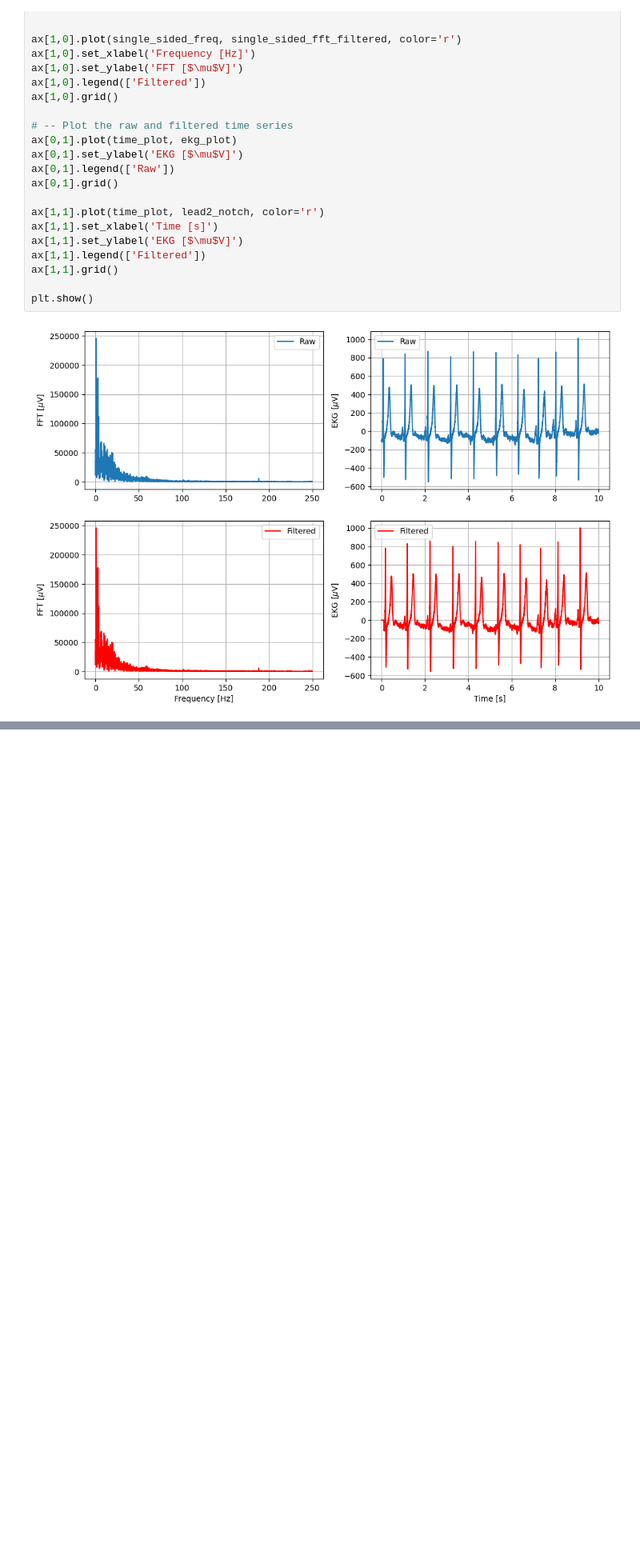
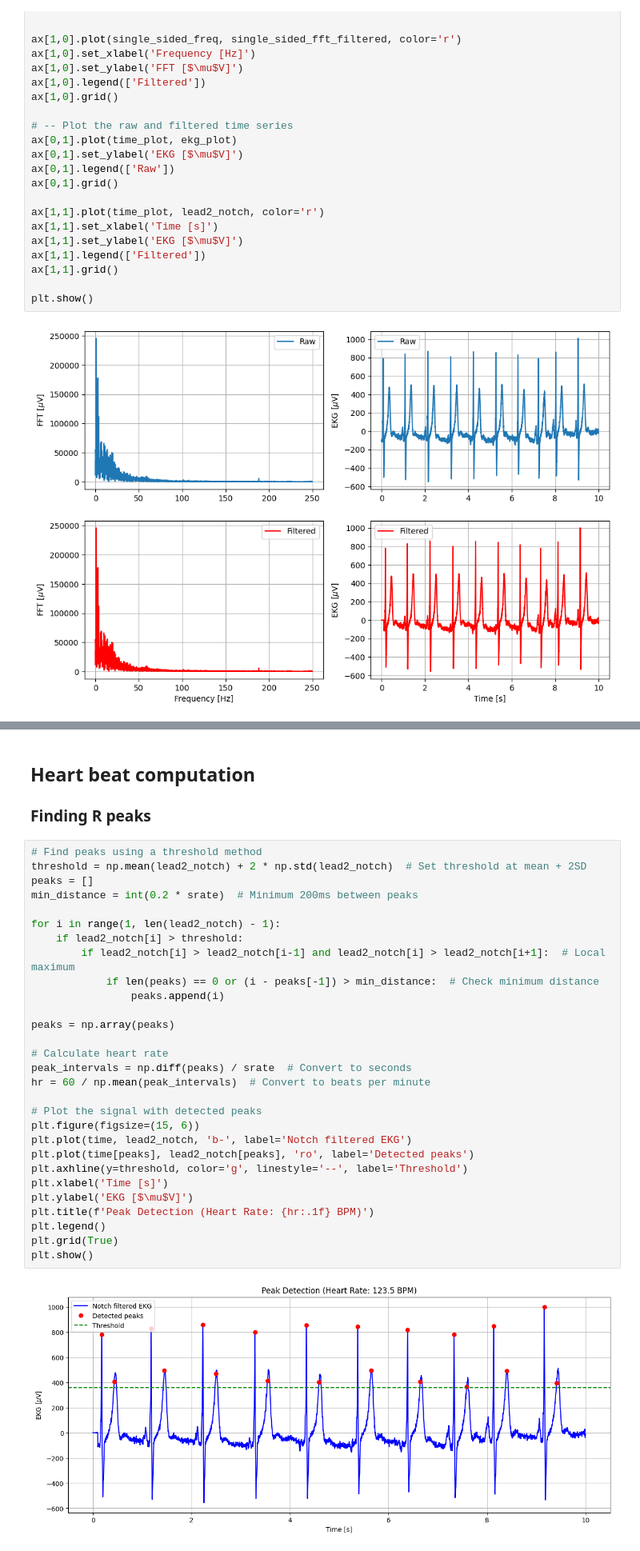
Before and after one commit to danielcomaduran/BMEN663, a Jupyter notebook: python-ekg/ekg-notebook.ipynb, the cells around one changed output, grey strips where cells are left out. Shown: that part at 80% size. Cells and saved outputs as stored; diff of their text form; blank space fills up the shorter version.

Commit message:
Checkpoint 2

```diff
--- a/python-ekg/ekg-notebook.ipynb
+++ b/python-ekg/ekg-notebook.ipynb
@@ -147,0 +167,35 @@ plt.show()
+# %% [markdown]
+## Heart beat computation
+
+### Finding R peaks
+# %%
+# Find peaks using a threshold method
+threshold = np.mean(lead2_notch) + 2 * np.std(lead2_notch)  # Set threshold at mean + 2SD
+peaks = []
+min_distance = int(0.2 * srate)  # Minimum 200ms between peaks
+
+for i in range(1, len(lead2_notch) - 1):
+    if lead2_notch[i] > threshold:
+        if lead2_notch[i] > lead2_notch[i-1] and lead2_notch[i] > lead2_notch[i+1]:  # Local maximum
+            if len(peaks) == 0 or (i - peaks[-1]) > min_distance:  # Check minimum distance
+                peaks.append(i)
+
+peaks = np.array(peaks)
+
+# Calculate heart rate
+peak_intervals = np.diff(peaks) / srate  # Convert to seconds
+hr = 60 / np.mean(peak_intervals)  # Convert to beats per minute
+
+# Plot the signal with detected peaks
+plt.figure(figsize=(15, 6))
+plt.plot(time, lead2_notch, 'b-', label='Notch filtered EKG')
+plt.plot(time[peaks], lead2_notch[peaks], 'ro', label='Detected peaks')
+plt.axhline(y=threshold, color='g', linestyle='--', label='Threshold')
+plt.xlabel('Time [s]')
+plt.ylabel('EKG [$\mu$V]')
+plt.title(f'Peak Detection (Heart Rate: {hr:.1f} BPM)')
+plt.legend()
+plt.grid(True)
+plt.show()
+# %% [output]
+[figure, added]
```
Also changed, not shown: parts of 5 cells of this notebook.
